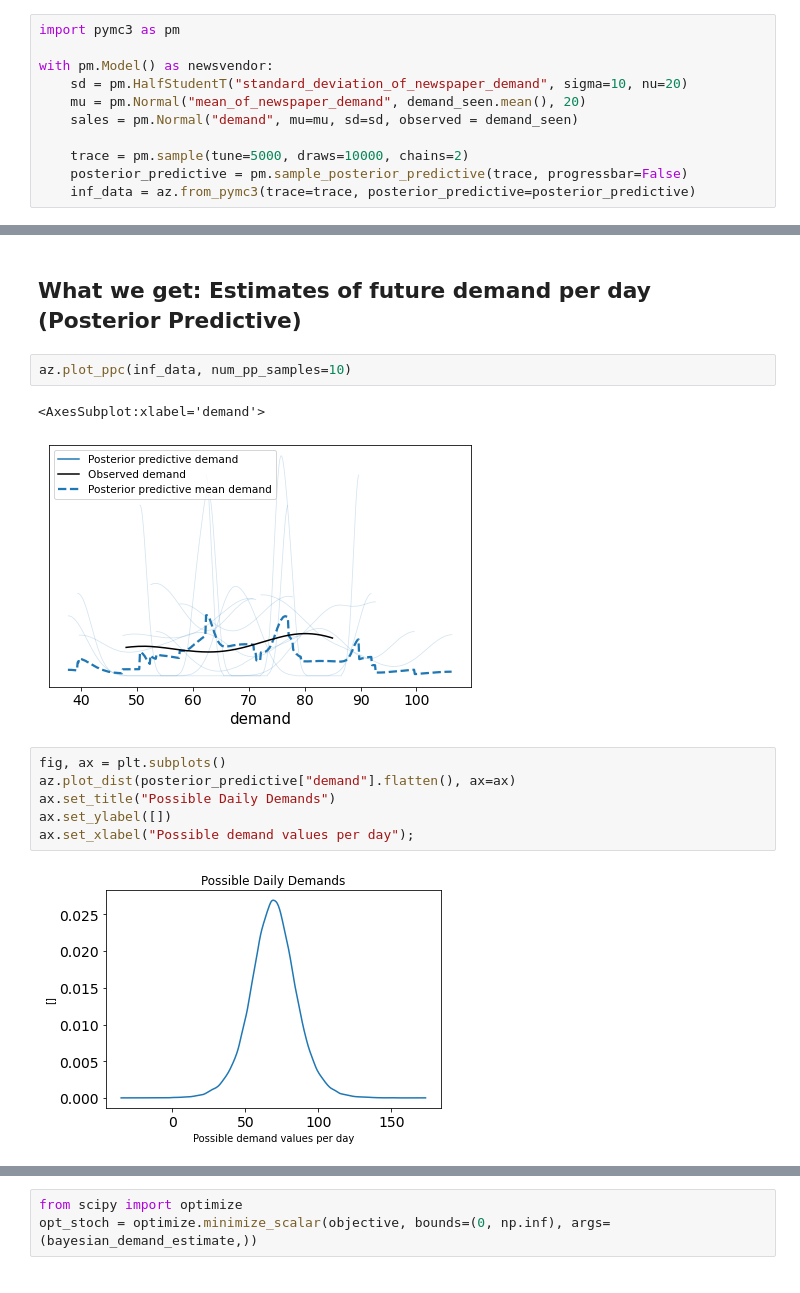
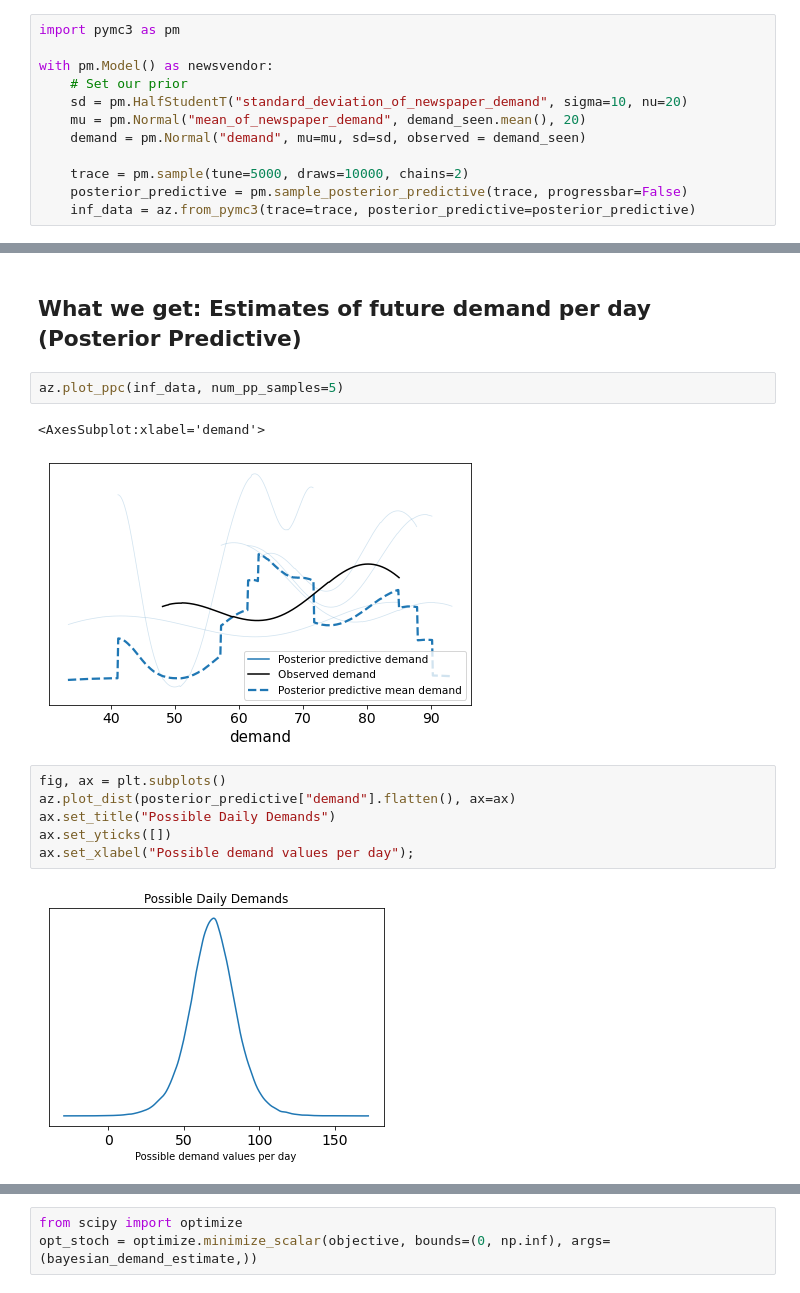
Before and after one commit to canyon289/PyDataGlobal_2020, a Jupyter notebook: PyDataGlobal_Ravin.ipynb, the cells around one changed output, grey strips where cells are left out. Saved outputs shown, nothing was run; the diff lists cells and outputs as text.

```diff
--- a/PyDataGlobal_Ravin.ipynb
+++ b/PyDataGlobal_Ravin.ipynb
@@ -374,9 +364,10 @@ f"Testing inventory choice {fractile_inventory} over unseen days yields {objecti
 import pymc3 as pm
 
 with pm.Model() as newsvendor:
+    # Set our prior
     sd = pm.HalfStudentT("standard_deviation_of_newspaper_demand", sigma=10, nu=20)
     mu = pm.Normal("mean_of_newspaper_demand", demand_seen.mean(), 20)
-    sales = pm.Normal("demand", mu=mu, sd=sd, observed = demand_seen)
+    demand = pm.Normal("demand", mu=mu, sd=sd, observed = demand_seen)
 
     trace = pm.sample(tune=5000, draws=10000, chains=2)
     posterior_predictive = pm.sample_posterior_predictive(trace, progressbar=False)
@@ -400,16 +391,16 @@ az.plot_posterior(trace);
 # %% [markdown]
 ## What we get: Estimates of future demand per day (Posterior Predictive)
 # %%
-az.plot_ppc(inf_data, num_pp_samples=10)
+az.plot_ppc(inf_data, num_pp_samples=5)
 # %% [output]
 <AxesSubplot:xlabel='demand'>
-[figure, old version]
+[figure, new version]
 # %%
 fig, ax = plt.subplots()
 az.plot_dist(posterior_predictive["demand"].flatten(), ax=ax)
 ax.set_title("Possible Daily Demands")
-ax.set_ylabel([])
+ax.set_yticks([])
 ax.set_xlabel("Possible demand values per day");
 # %% [output]
-[figure, old version]
+[figure, new version]
 # %% [markdown]
```
Also changed, not shown: parts of 21 cells of this notebook.
